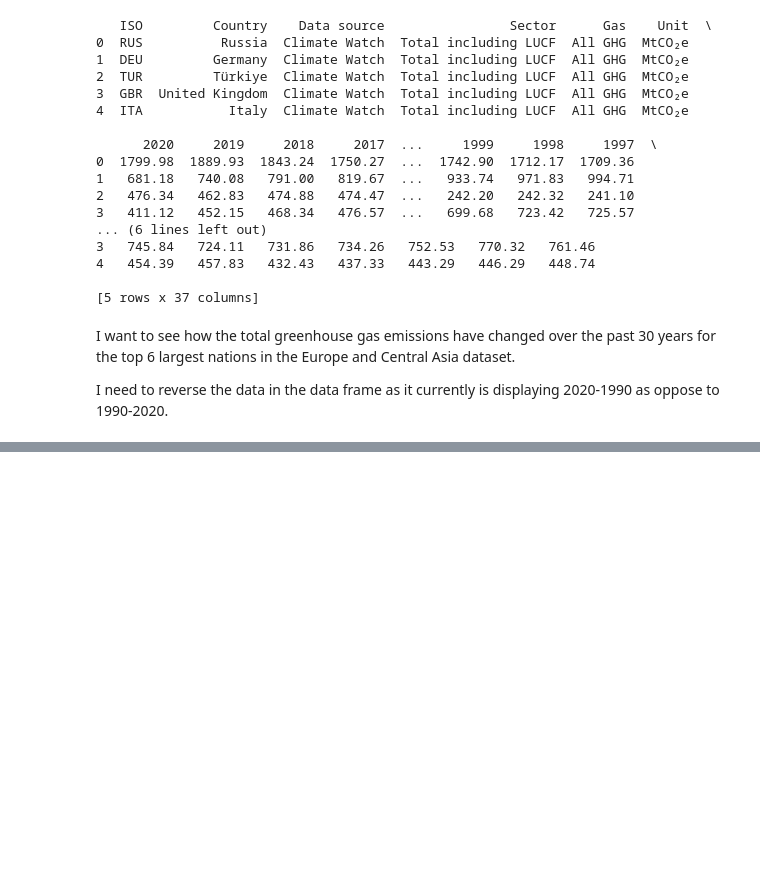
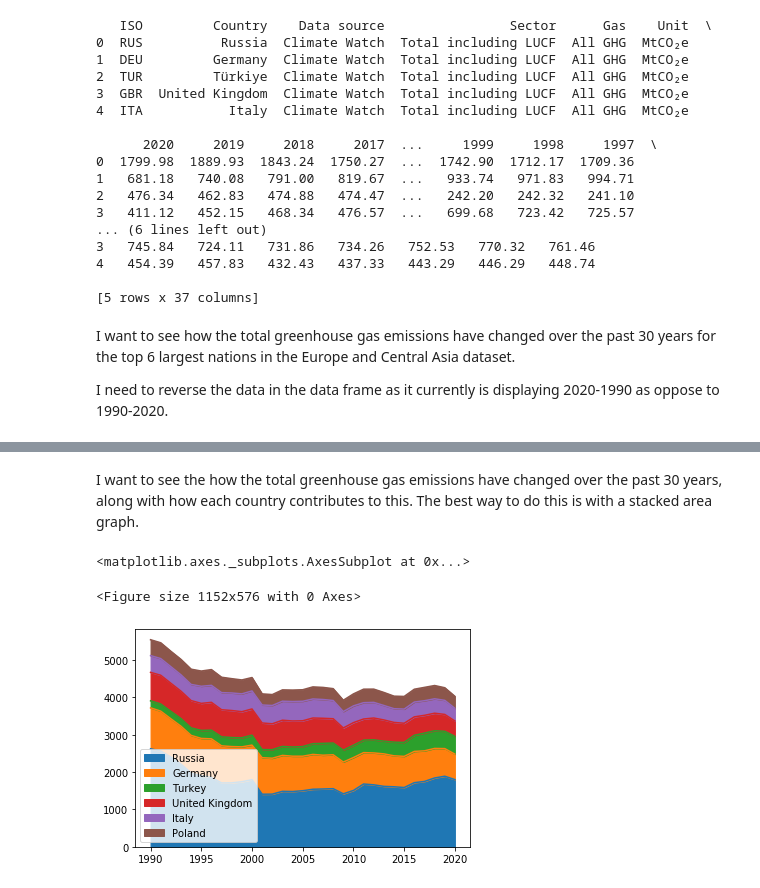
Before and after one commit to JamieHoughton1/JamiesProjects, a Jupyter notebook: ClimateWatchData/EuropeAndCentralAsiaData1990-2020.ipynb, the cells around one changed output, grey strips where cells are left out. Drawn from its saved outputs; the diff is of its cells as text; code cells hidden in the pictures; blank space fills up the shorter version.

```diff
--- a/ClimateWatchData/EuropeAndCentralAsiaData1990-2020.ipynb
+++ b/ClimateWatchData/EuropeAndCentralAsiaData1990-2020.ipynb
@@ -54,0 +59,18 @@ plt.show()
+# %% [markdown]
+I want to see the how the total greenhouse gas emissions have changed over the past 30 years, along with how each country contributes to this. The best way to do this is with a stacked area graph.
+# %%
+stackedPlotData = historicalEmissionsReverse.iloc[0:6, :31]
+
+stackedPlotData_Transposed = stackedPlotData.T
+
+
+
+stackedPlotData_Transposed.columns = ['Russia','Germany','Turkey','United Kingdom','Italy', 'Poland']
+
+plt.figure(figsize=(16,8))
+
+stackedPlotData_Transposed.plot.area()
+# %% [output]
+<matplotlib.axes._subplots.AxesSubplot at 0x...>
+<Figure size 1152x576 with 0 Axes>
+[figure, added]
```
Also changed, not shown: parts of 1 cell of this notebook.
